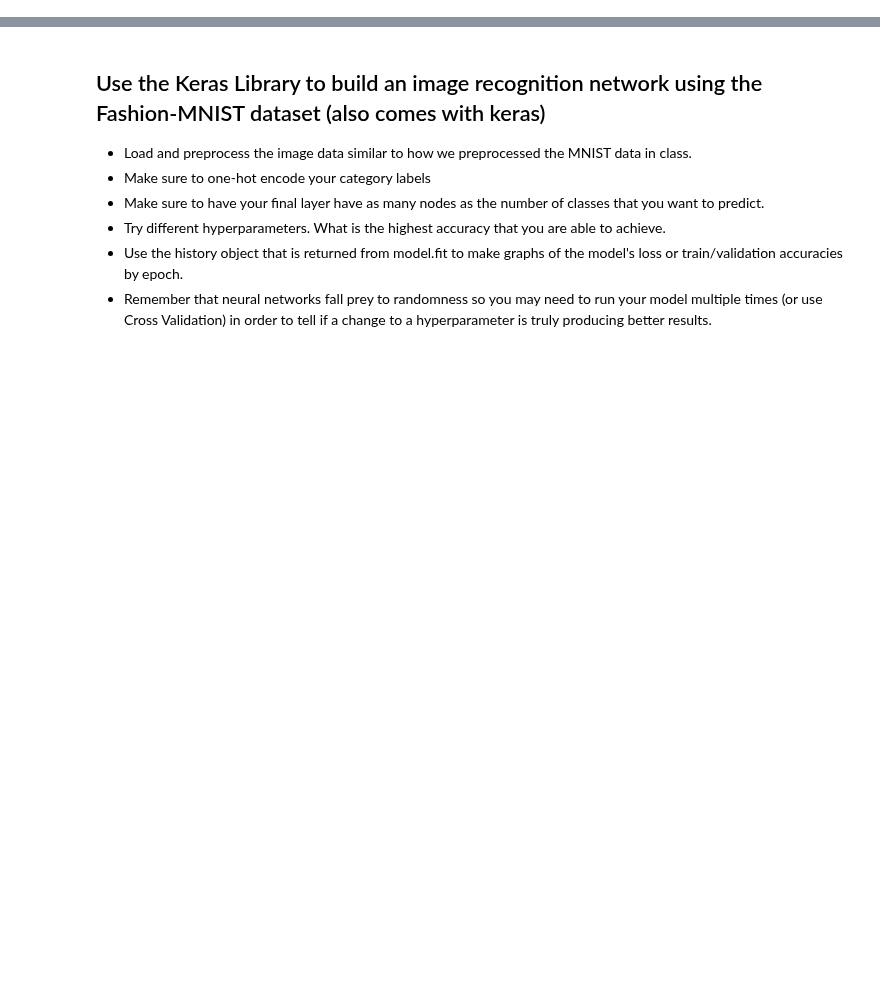
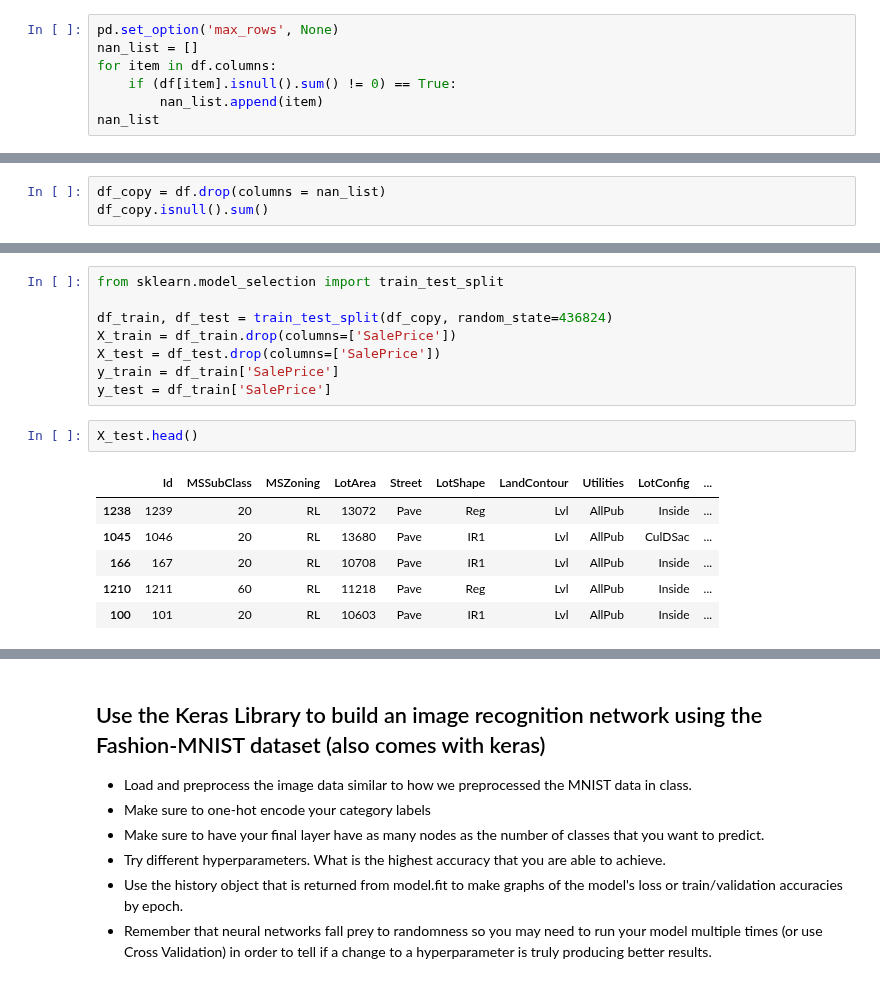
Before and after one commit to bloominstituteoftechnology/DS-Unit-4-Sprint-2-Neural-Networks, a Jupyter notebook: module3-Intro-to-Keras/LS_DS_423_Keras_Assignment.ipynb, the cells around one changed output, grey strips where cells are left out. Drawn from its saved outputs; the diff is of its cells as text; blank space fills up the shorter version.

```diff
--- a/module3-Intro-to-Keras/LS_DS_423_Keras_Assignment.ipynb
+++ b/module3-Intro-to-Keras/LS_DS_423_Keras_Assignment.ipynb
@@ -24,0 +59,7 @@
+# %%
+pd.set_option('max_rows', None)
+nan_list = []
+for item in df.columns:
+    if (df[item].isnull().sum() != 0) == True:
+        nan_list.append(item)
+nan_list
@@ -24,0 +86,3 @@
+# %%
+df_copy = df.drop(columns = nan_list)
+df_copy.isnull().sum()
@@ -24,0 +107,17 @@
+# %%
+from sklearn.model_selection import train_test_split
+
+df_train, df_test = train_test_split(df_copy, random_state=436824)
+X_train = df_train.drop(columns=['SalePrice'])
+X_test = df_test.drop(columns=['SalePrice'])
+y_train = df_train['SalePrice']
+y_test = df_train['SalePrice']
+# %%
+X_test.head()
+# %% [output]
+|  | Id | MSSubClass | MSZoning | LotArea | Street | LotShape | LandContour | Utilities | LotConfig | ... |
+| 1238 | 1239 | 20 | RL | 13072 | Pave | Reg | Lvl | AllPub | Inside | ... |
+| 1045 | 1046 | 20 | RL | 13680 | Pave | IR1 | Lvl | AllPub | CulDSac | ... |
+| 166 | 167 | 20 | RL | 10708 | Pave | IR1 | Lvl | AllPub | Inside | ... |
+| 1210 | 1211 | 60 | RL | 11218 | Pave | Reg | Lvl | AllPub | Inside | ... |
+| 100 | 101 | 20 | RL | 10603 | Pave | IR1 | Lvl | AllPub | Inside | ... |
```
Also changed, not shown: parts of 11 cells of this notebook.
